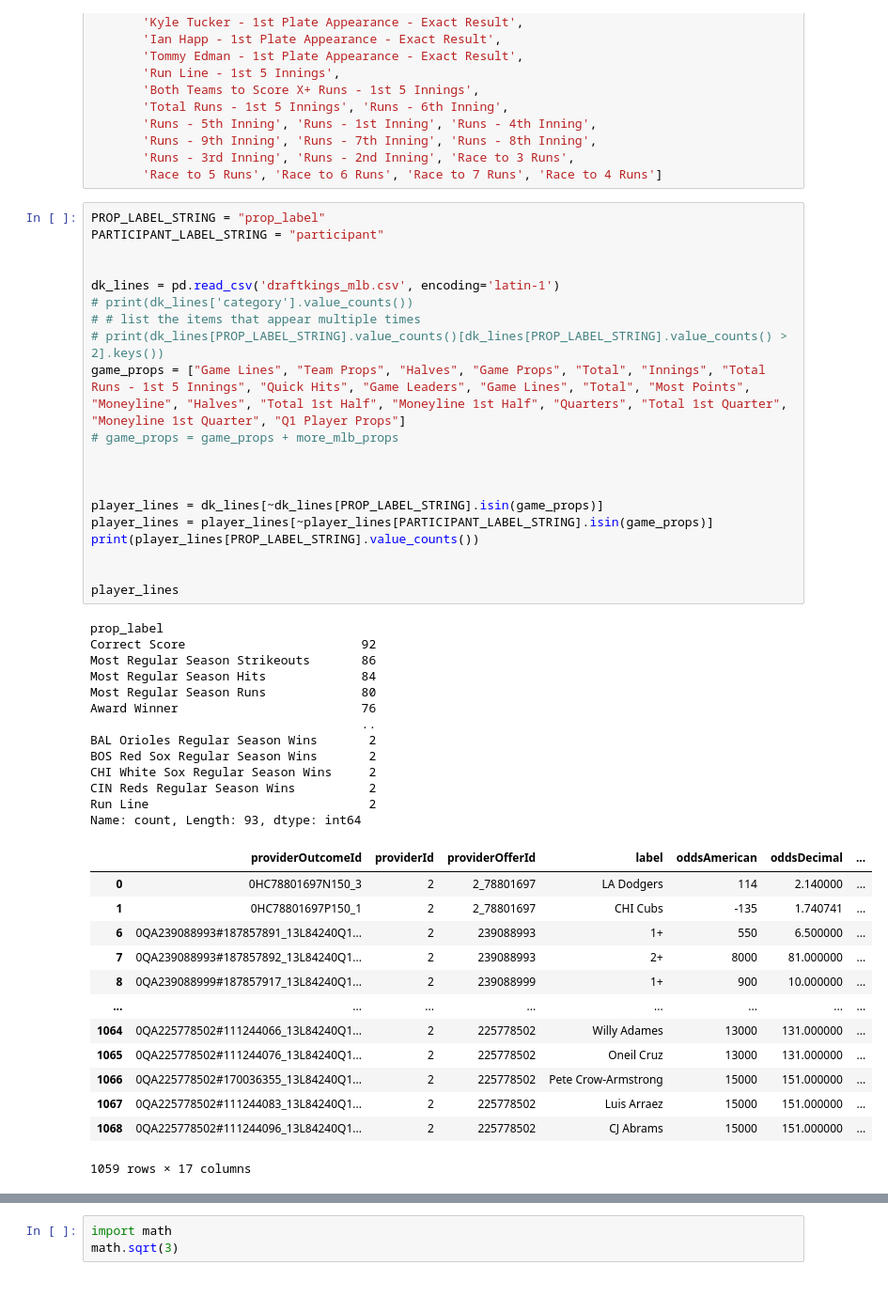
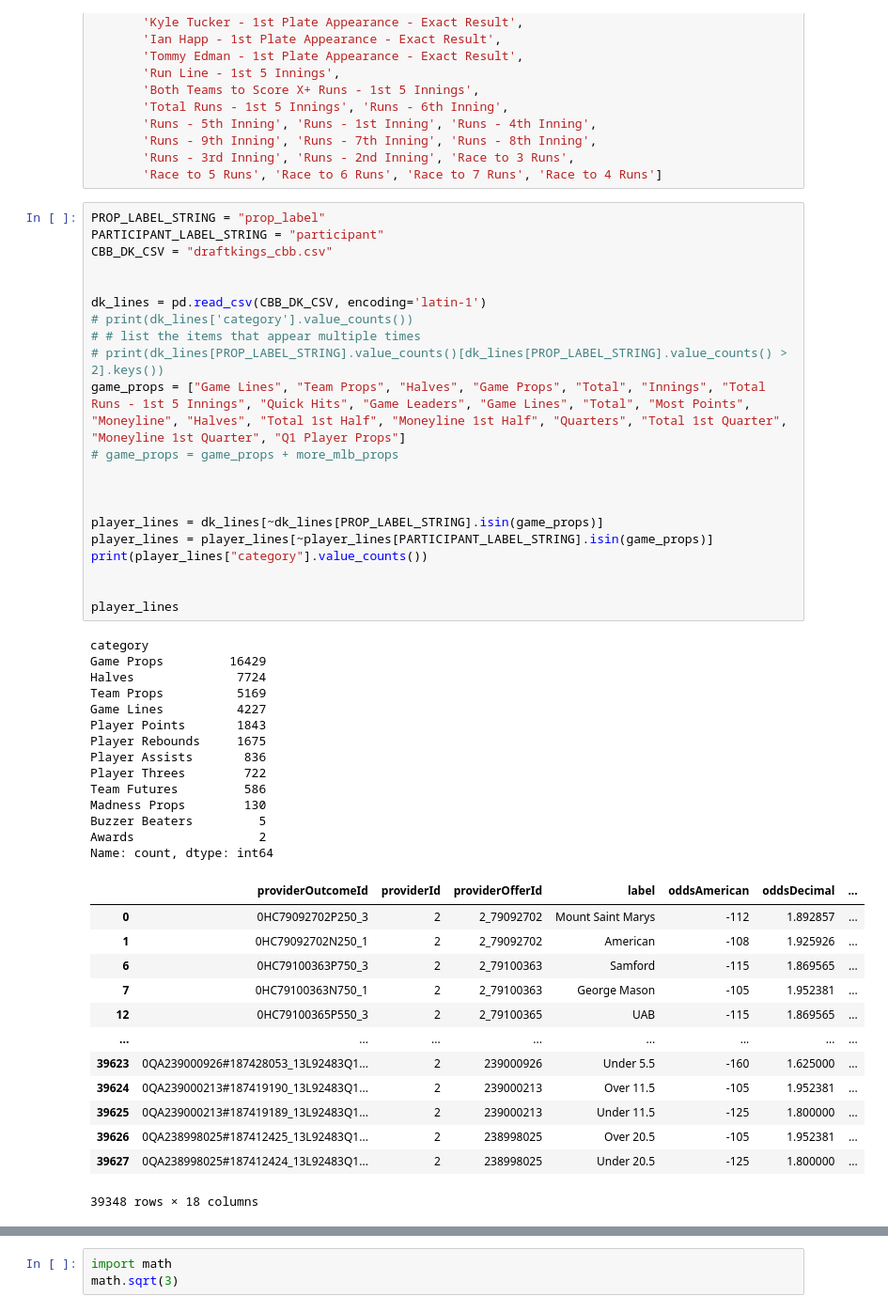
Before and after one commit to akann0/soccer-stat-data-analysis, a Jupyter notebook: ncaa_march_madness_bets/compare_dk_pp_lines.ipynb, the cells around one changed output, grey strips where cells are left out. Shown at 94% size. Cells and saved outputs as stored; diff of their text form.

```diff
--- a/ncaa_march_madness_bets/compare_dk_pp_lines.ipynb
+++ b/ncaa_march_madness_bets/compare_dk_pp_lines.ipynb
@@ -79,50 +64,52 @@ more_mlb_props = ['Correct Score', 'Most Regular Season Strikeouts',
 # %%
 PROP_LABEL_STRING = "prop_label"
 PARTICIPANT_LABEL_STRING = "participant"
+CBB_DK_CSV = "draftkings_cbb.csv"
 
 
-dk_lines = pd.read_csv('draftkings_mlb.csv', encoding='latin-1')
+dk_lines = pd.read_csv(CBB_DK_CSV, encoding='latin-1')
 # print(dk_lines['category'].value_counts())
 # # list the items that appear multiple times
 # print(dk_lines[PROP_LABEL_STRING].value_counts()[dk_lines[PROP_LABEL_STRING].value_counts() > 2].keys())
 game_props = ["Game Lines", "Team Props", "Halves", "Game Props", "Total", "Innings", "Total Runs - 1st 5 Innings", "Quick Hits", "Game Leaders", "Game Lines", "Total", "Most Points", "Moneyline", "Halves", "Total 1st Half", "Moneyline 1st Half", "Quarters", "Total 1st Quarter", "Moneyline 1st Quarter", "Q1 Player Props"]
 # game_props = game_props + more_mlb_props
 
 
 
 player_lines = dk_lines[~dk_lines[PROP_LABEL_STRING].isin(game_props)]
 player_lines = player_lines[~player_lines[PARTICIPANT_LABEL_STRING].isin(game_props)]
-print(player_lines[PROP_LABEL_STRING].value_counts())
+print(player_lines["category"].value_counts())
 
 
 player_lines
 # %% [output]
-prop_label
-Correct Score                        92
-Most Regular Season Strikeouts       86
-Most Regular Season Hits             84
-Most Regular Season Runs             80
-Award Winner                         76
-                                     ..
-BAL Orioles Regular Season Wins       2
-BOS Red Sox Regular Season Wins       2
-CHI White Sox Regular Season Wins     2
-CIN Reds Regular Season Wins          2
-Run Line                              2
-Name: count, Length: 93, dtype: int64
+category
+Game Props         16429
+Halves              7724
+Team Props          5169
+Game Lines          4227
+Player Points       1843
+Player Rebounds     1675
+Player Assists       836
+Player Threes        722
+Team Futures         586
+Madness Props        130
+Buzzer Beaters         5
+Awards                 2
+Name: count, dtype: int64
 |  | providerOutcomeId | providerId | providerOfferId | label | oddsAmerican | oddsDecimal | ... |
-| 0 | 0HC78801697N150_3 | 2 | 2_78801697 | LA Dodgers | 114 | 2.140000 | ... |
-| 1 | 0HC78801697P150_1 | 2 | 2_78801697 | CHI Cubs | -135 | 1.740741 | ... |
-| 6 | 0QA239088993#187857891_13L84240Q1... | 2 | 239088993 | 1+ | 550 | 6.500000 | ... |
-| 7 | 0QA239088993#187857892_13L84240Q1... | 2 | 239088993 | 2+ | 8000 | 81.000000 | ... |
-| 8 | 0QA239088999#187857917_13L84240Q1... | 2 | 239088999 | 1+ | 900 | 10.000000 | ... |
+| 0 | 0HC79092702P250_3 | 2 | 2_79092702 | Mount Saint Marys | -112 | 1.892857 | ... |
+| 1 | 0HC79092702N250_1 | 2 | 2_79092702 | American | -108 | 1.925926 | ... |
+| 6 | 0HC79100363P750_3 | 2 | 2_79100363 | Samford | -115 | 1.869565 | ... |
+| 7 | 0HC79100363N750_1 | 2 | 2_79100363 | George Mason | -105 | 1.952381 | ... |
+| 12 | 0HC79100365P550_3 | 2 | 2_79100365 | UAB | -115 | 1.869565 | ... |
 | ... | ... | ... | ... | ... | ... | ... | ... |
-| 1064 | 0QA225778502#111244066_13L84240Q1... | 2 | 225778502 | Willy Adames | 13000 | 131.000000 | ... |
-| 1065 | 0QA225778502#111244076_13L84240Q1... | 2 | 225778502 | Oneil Cruz | 13000 | 131.000000 | ... |
-| 1066 | 0QA225778502#170036355_13L84240Q1... | 2 | 225778502 | Pete Crow-Armstrong | 15000 | 151.000000 | ... |
-| 1067 | 0QA225778502#111244083_13L84240Q1... | 2 | 225778502 | Luis Arraez | 15000 | 151.000000 | ... |
-| 1068 | 0QA225778502#111244096_13L84240Q1... | 2 | 225778502 | CJ Abrams | 15000 | 151.000000 | ... |
+| 39623 | 0QA239000926#187428053_13L92483Q1... | 2 | 239000926 | Under 5.5 | -160 | 1.625000 | ... |
+| 39624 | 0QA239000213#187419190_13L92483Q1... | 2 | 239000213 | Over 11.5 | -105 | 1.952381 | ... |
+| 39625 | 0QA239000213#187419189_13L92483Q1... | 2 | 239000213 | Under 11.5 | -125 | 1.800000 | ... |
+| 39626 | 0QA238998025#187412425_13L92483Q1... | 2 | 238998025 | Over 20.5 | -105 | 1.952381 | ... |
+| 39627 | 0QA238998025#187412424_13L92483Q1... | 2 | 238998025 | Under 20.5 | -125 | 1.800000 | ... |
-1059 rows × 17 columns
+39348 rows × 18 columns
 # %%
 print(player_lines['category'].value_counts())
 
```
Also changed, not shown: parts of 11 cells of this notebook, 8 other files.
